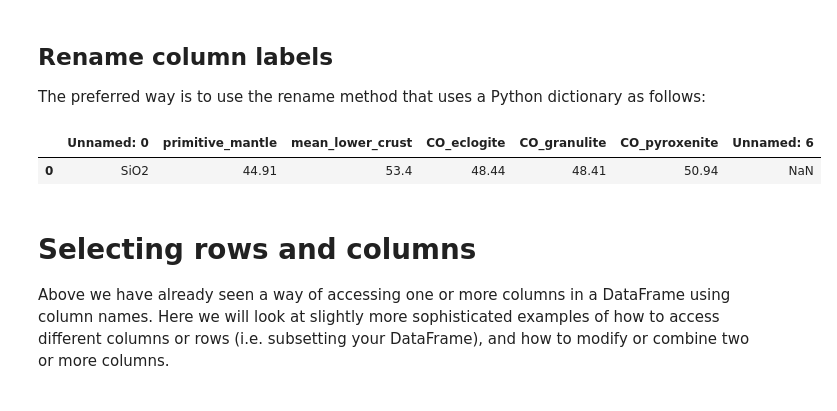
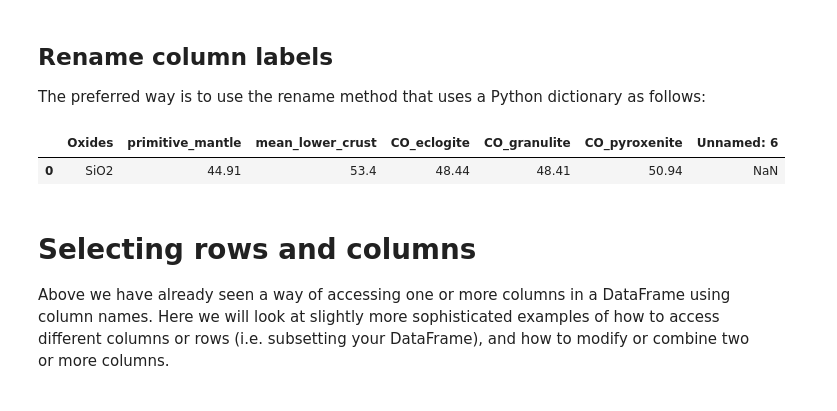
Before and after one commit to marcoalopez/Python_course, a Jupyter notebook: notebooks/Pandas_walkthrough.ipynb, the cells around one changed output. Saved outputs shown, nothing was run; the diff lists cells and outputs as text; code cells hidden in the pictures.

```diff
--- a/notebooks/Pandas_walkthrough.ipynb
+++ b/notebooks/Pandas_walkthrough.ipynb
@@ -178,12 +178,13 @@ dataset[['CO_eclogite', 'CO_granulite', 'CO_pyroxenite']]
 
 The preferred way is to use the rename method that uses a Python dictionary as follows:
 # %%
-dataset = dataset.rename(columns={'primitive mantle':'primitive_mantle',
+dataset = dataset.rename(columns={'Unnamed: 0':'Oxides',
+                                  'primitive mantle':'primitive_mantle',
                                   'mean lower crust':'mean_lower_crust'})
 
 dataset.head(1)
 # %% [output]
-|  | Unnamed: 0 | primitive_mantle | mean_lower_crust | CO_eclogite | CO_granulite | CO_pyroxenite | Unnamed: 6 |
+|  | Oxides | primitive_mantle | mean_lower_crust | CO_eclogite | CO_granulite | CO_pyroxenite | Unnamed: 6 |
 | 0 | SiO2 | 44.91 | 53.4 | 48.44 | 48.41 | 50.94 | NaN |
 # %% [markdown]
 # Selecting rows and columns
```
Also changed, not shown: parts of 9 cells of this notebook.
